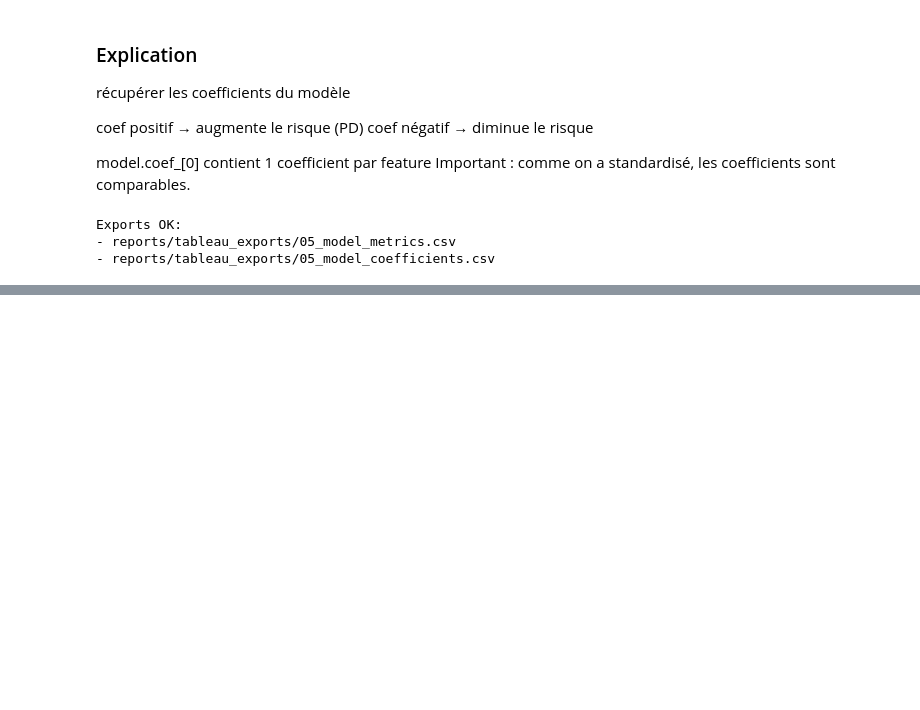
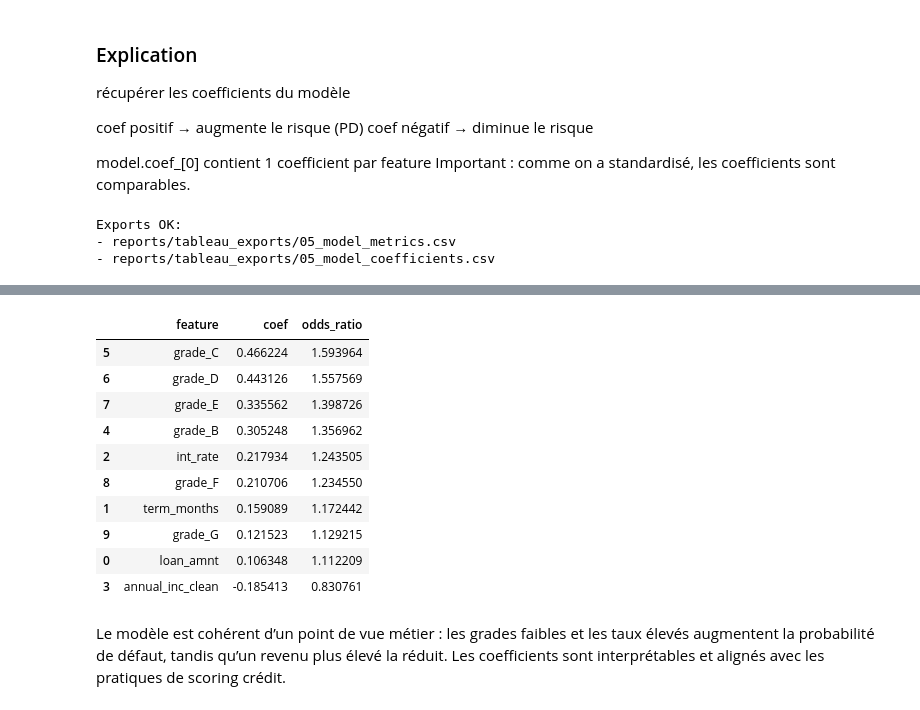
Before and after one commit to thioune04/credit-climate-risk-lab, a Jupyter notebook: notebooks/05_PD_LOGISTIC_REGRESSION.ipynb, the cells around one changed output, grey strips where cells are left out. Drawn from its saved outputs; the diff is of its cells as text; code cells hidden in the pictures; blank space fills up the shorter version.

Commit message:
phase5: PD logistic regression improved with regularization, threshold decision and interpretation

```diff
--- a/notebooks/05_PD_LOGISTIC_REGRESSION.ipynb
+++ b/notebooks/05_PD_LOGISTIC_REGRESSION.ipynb
@@ -192,0 +206,9 @@ Exports OK:
+# %%
+model_l2 = LogisticRegression(
+    penalty="l2",
+    C=1.0,
+    solver="lbfgs",
+    max_iter=1000
+)
+
+model_l2.fit(X_train_scaled, y_train)
@@ -192,0 +226,5 @@ Exports OK:
+# %%
+coef_df = pd.DataFrame({
+    "feature": X.columns,
+    "coef":model_l2.coef_[0]}).sort_values("coef", ascending = False)
+coef_df.head(10)
@@ -192,0 +346,19 @@ Exports OK:
+# %%
+coef_df["odds_ratio"] = np.exp(coef_df["coef"])
+coef_df = coef_df.sort_values("odds_ratio", ascending=False)
+
+coef_df.head(10)
+# %% [output]
+|  | feature | coef | odds_ratio |
+| 5 | grade_C | 0.466224 | 1.593964 |
+| 6 | grade_D | 0.443126 | 1.557569 |
+| 7 | grade_E | 0.335562 | 1.398726 |
+| 4 | grade_B | 0.305248 | 1.356962 |
+| 2 | int_rate | 0.217934 | 1.243505 |
+| 8 | grade_F | 0.210706 | 1.234550 |
+| 1 | term_months | 0.159089 | 1.172442 |
+| 9 | grade_G | 0.121523 | 1.129215 |
+| 0 | loan_amnt | 0.106348 | 1.112209 |
+| 3 | annual_inc_clean | -0.185413 | 0.830761 |
+# %% [markdown]
+Le modèle est cohérent d’un point de vue métier : les grades faibles et les taux élevés augmentent la probabilité de défaut, tandis qu’un revenu plus élevé la réduit. Les coefficients sont interprétables et alignés avec les pratiques de scoring crédit.
```
Also changed, not shown: parts of 20 cells of this notebook, 7 other files.
